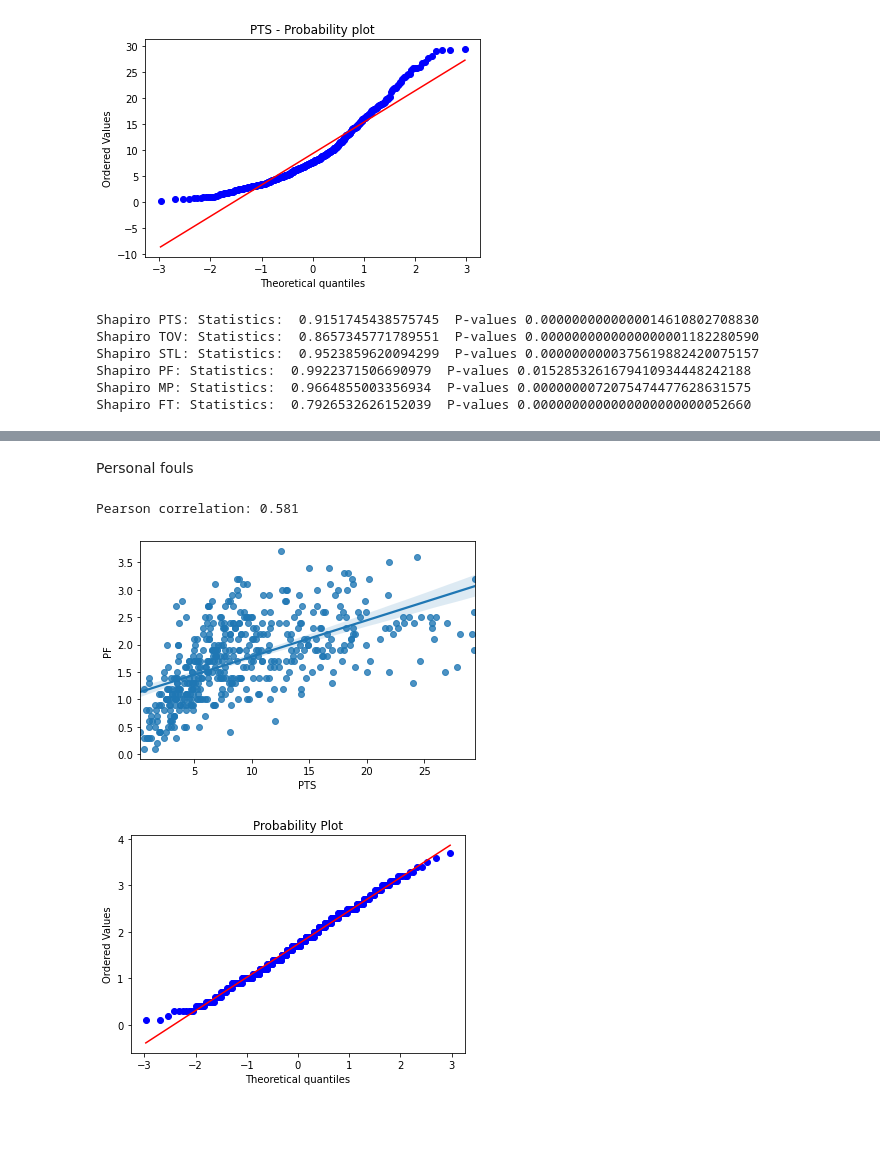
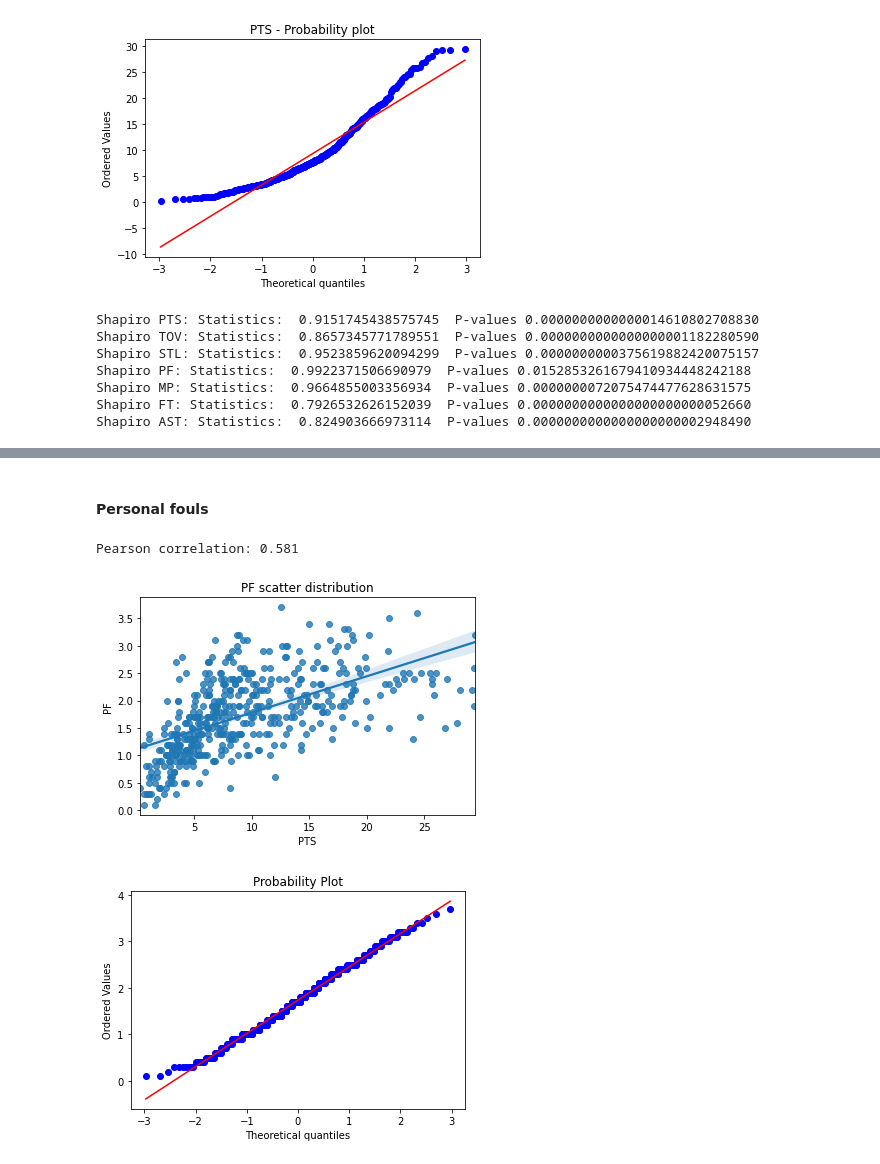
Before and after one commit to MennoCoehoorn/OZNAL, a Jupyter notebook: NBA.ipynb, the cells around one changed output, grey strips where cells are left out. Saved outputs shown, nothing was run; the diff lists cells and outputs as text; code cells hidden in the pictures; blank space fills up the shorter version.

```diff
--- a/NBA.ipynb
+++ b/NBA.ipynb
@@ -620,6 +660,7 @@ stl_shapiro = stats.shapiro(df.STL)
 pf_shapiro = stats.shapiro(df.PF)
 mp_shapiro = stats.shapiro(df.MP)
 ft_shapiro = stats.shapiro(df.FT)
+ast_shapiro = stats.shapiro(df.AST)
 
 print("Shapiro PTS: Statistics: ", pts_shapiro.statistic , " P-values", format( pts_shapiro.pvalue, '.28f'))
 print("Shapiro TOV: Statistics: ", tov_shapiro.statistic , " P-values", format( tov_shapiro.pvalue, '.28f'))
@@ -627,6 +668,7 @@ print("Shapiro STL: Statistics: ", stl_shapiro.statistic , " P-values", format(
 print("Shapiro PF: Statistics: ", pf_shapiro.statistic , " P-values", format( pf_shapiro.pvalue, '.28f'))
 print("Shapiro MP: Statistics: ", mp_shapiro.statistic , " P-values", format( mp_shapiro.pvalue, '.28f'))
 print("Shapiro FT: Statistics: ", ft_shapiro.statistic , " P-values", format( ft_shapiro.pvalue, '.28f'))
+print("Shapiro AST: Statistics: ", ast_shapiro.statistic , " P-values", format( ast_shapiro.pvalue, '.28f'))
 # %% [output]
 Shapiro PTS: Statistics:  0.9151745438575745  P-values 0.0000000000000014610802708830
 Shapiro TOV: Statistics:  0.8657345771789551  P-values 0.0000000000000000001182280590
@@ -634,6 +676,7 @@ Shapiro STL: Statistics:  0.9523859620094299  P-values 0.00000000003756198824200
 Shapiro PF: Statistics:  0.9922371506690979  P-values 0.0152853261679410934448242188
 Shapiro MP: Statistics:  0.9664855003356934  P-values 0.0000000072075474477628631575
 Shapiro FT: Statistics:  0.7926532626152039  P-values 0.0000000000000000000000052660
+Shapiro AST: Statistics:  0.824903666973114  P-values 0.0000000000000000000002948490
 # %%
 def powerpuffgirls(data, method):
     power = PowerTransformer(method=method, standardize=True)
@@ -685,14 +728,16 @@ Shapiro  STL  : Statistics:  0.987789511680603  P-values 0.000580519787035882472
 ------------
 PF
 Shapiro  PF  : Statistics:  0.9930816292762756  P-values 0.0296091828495264053344726562
-# %% [markdown]
-Personal fouls
+# %% [markdown]
+#### Personal fouls
 # %%
 sns.regplot(x="PTS", y="PF", data=df)
+plt.title('PF scatter distribution')
+plt.savefig('PF-scat.png')
 print("Pearson correlation: %.3f" % df['PTS'].corr(df['PF']))
 # %% [output]
 Pearson correlation: 0.581
-[figure, old version]
+[figure, new version]
 # %%
 stats.probplot(df['PF'], dist="norm", plot=pylab)
 pylab.show()
```
Also changed, not shown: parts of 106 cells of this notebook, 14 other files.
